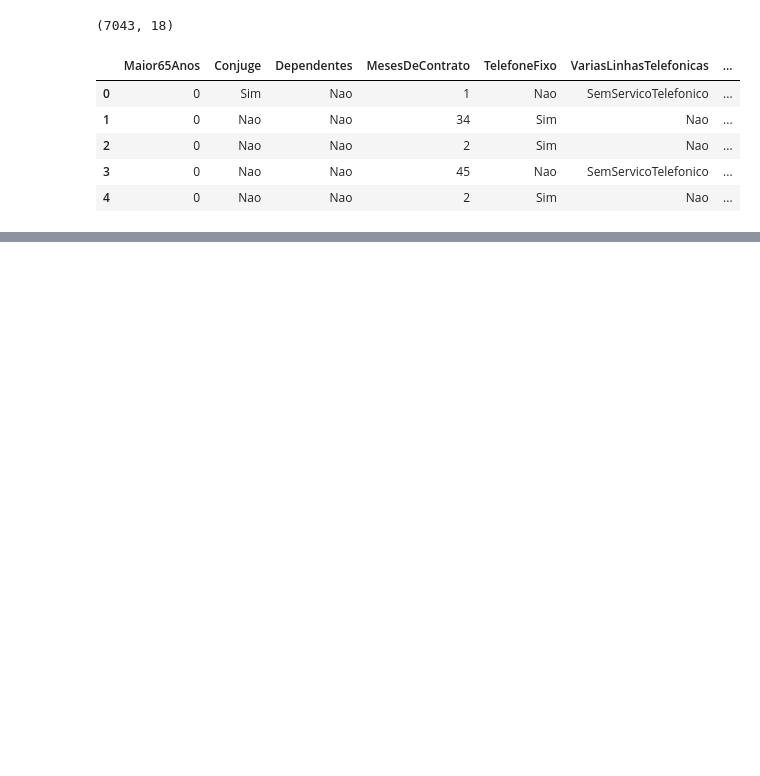
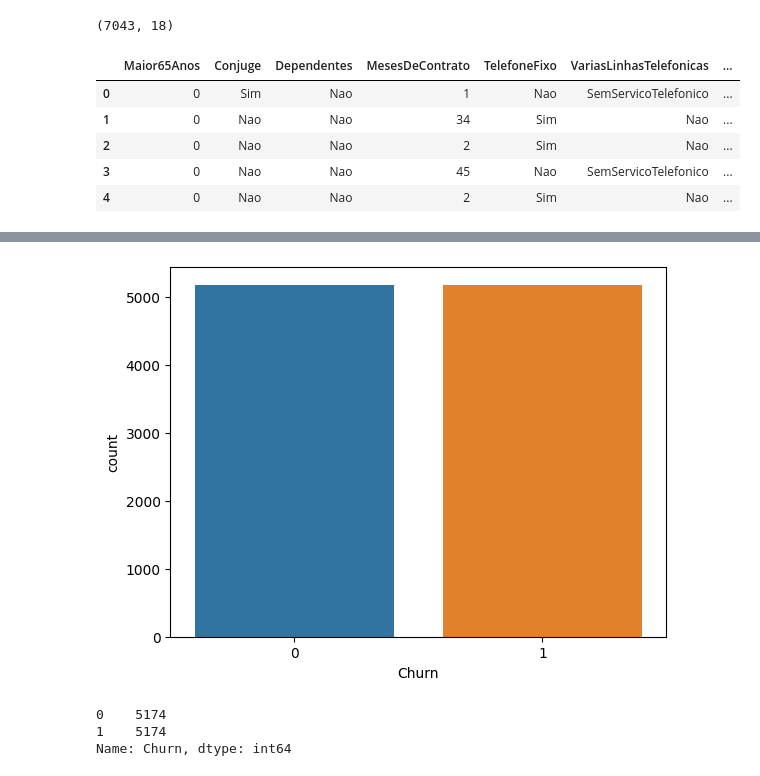
Before and after one commit to Francisco-Alfredo/data-science-statistics, a Jupyter notebook: Projeto_ML.ipynb, the cells around one changed output, grey strips where cells are left out. Drawn from its saved outputs; the diff is of its cells as text; code cells hidden in the pictures; blank space fills up the shorter version.

```diff
--- a/Projeto_ML.ipynb
+++ b/Projeto_ML.ipynb
@@ -19,0 +102,10 @@ dados.head()
+# %%
+#Dividindo os dados em caracteristicas e target
+X = dados_final.drop('Churn', axis= 1)
+y = dados_final['Churn']
+# %%
+smt = SMOTE(random_state=123)
+X,y = smt.fit_resample(X,y)
+# %%
+#Junção dos dados balanceados
+dados_final = pd.concat([X, y], axis= 1)
@@ -19,0 +119,11 @@ dados.head()
+# %%
+#Vericação 2 - balanceamento
+ax = sns.countplot(x='Churn', data=dados_final)
+# %% [output]
+[figure, added]
+# %%
+dados_final.Churn.value_counts()
+# %% [output]
+0    5174
+1    5174
+Name: Churn, dtype: int64
```
Also changed, not shown: parts of 33 cells of this notebook.
